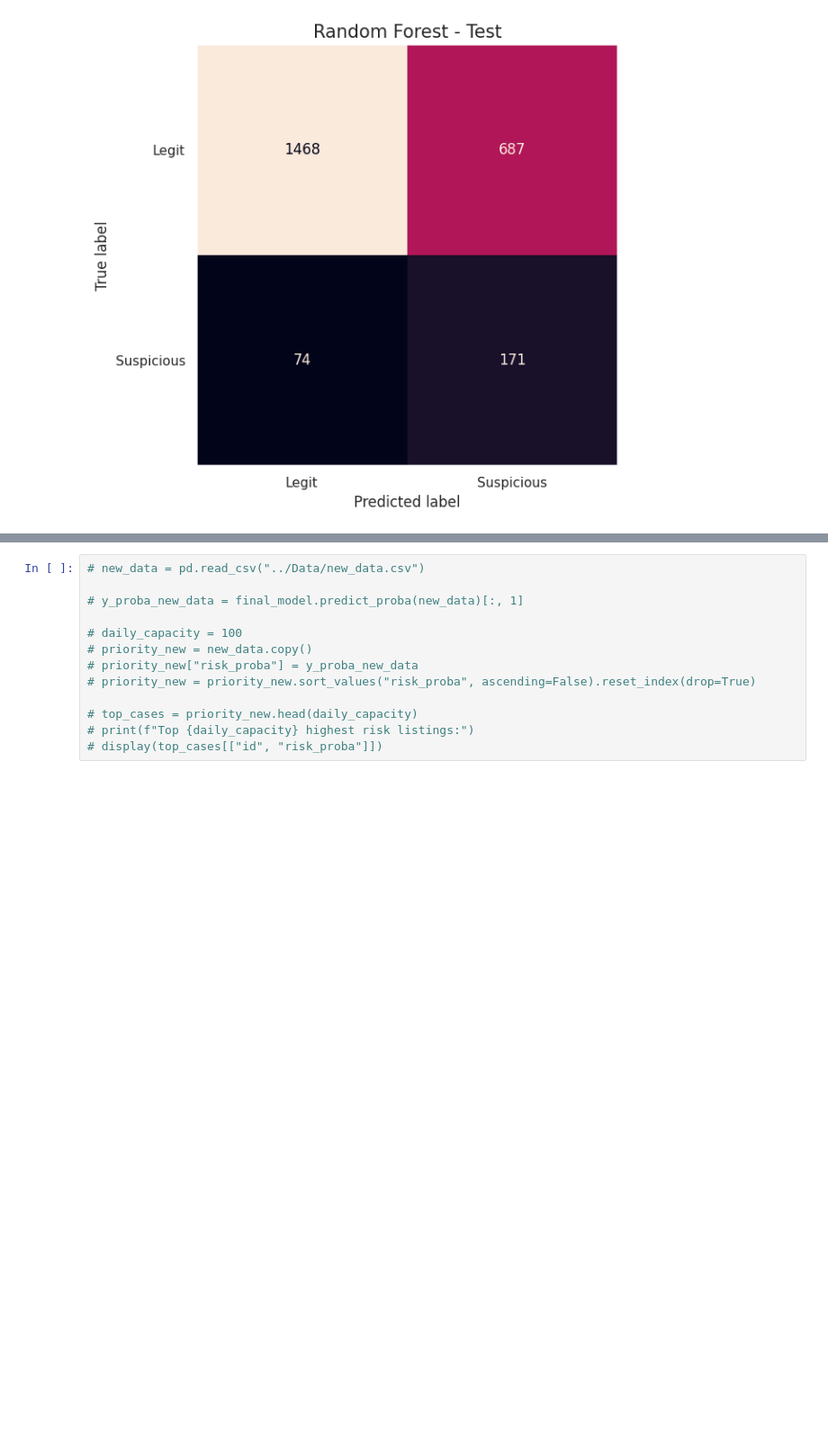
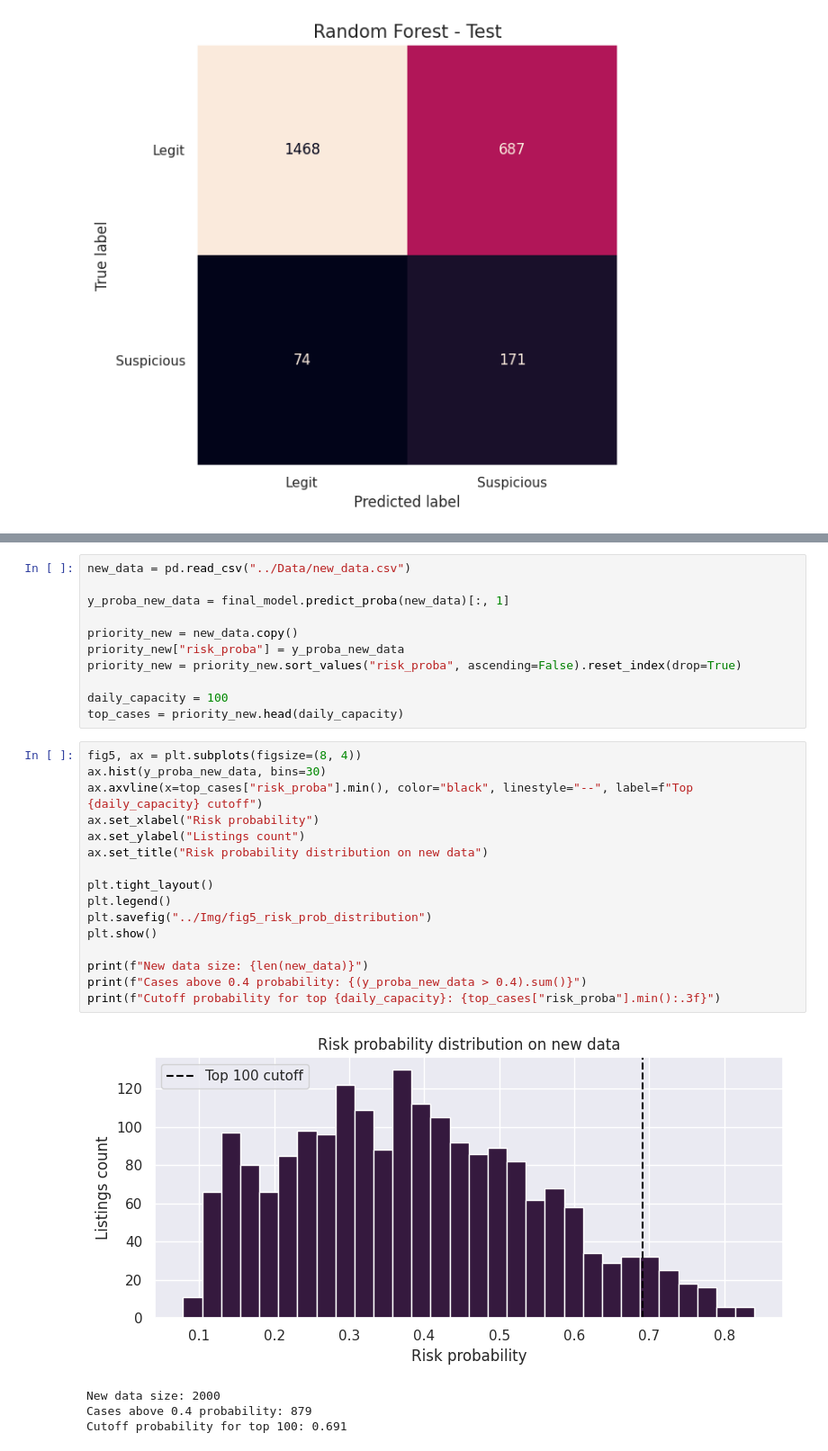
Before and after one commit to IreneGrisenti/Marketplace_Safety_Scam_detection, a Jupyter notebook: Notebooks/scam_detection_model.ipynb, the cells around one changed output, grey strips where cells are left out. Shown: that part at 90% size. Cells and saved outputs as stored; diff of their text form; blank space fills up the shorter version.

Commit message:
test on new unlabelled data

```diff
--- a/Notebooks/scam_detection_model.ipynb
+++ b/Notebooks/scam_detection_model.ipynb
@@ -765,13 +759,32 @@ When you receive new_data.csv you should:
 # %%
-# new_data = pd.read_csv("../Data/new_data.csv")
+new_data = pd.read_csv("../Data/new_data.csv")
 
-# y_proba_new_data = final_model.predict_proba(new_data)[:, 1]
+y_proba_new_data = final_model.predict_proba(new_data)[:, 1]
 
-# daily_capacity = 100
-# priority_new = new_data.copy()
-# priority_new["risk_proba"] = y_proba_new_data
-# priority_new = priority_new.sort_values("risk_proba", ascending=False).reset_index(drop=True)
+priority_new = new_data.copy()
+priority_new["risk_proba"] = y_proba_new_data
+priority_new = priority_new.sort_values("risk_proba", ascending=False).reset_index(drop=True)
 
-# top_cases = priority_new.head(daily_capacity)
-# print(f"Top {daily_capacity} highest risk listings:")
-# display(top_cases[["id", "risk_proba"]])
+daily_capacity = 100
+top_cases = priority_new.head(daily_capacity)
+# %%
+fig5, ax = plt.subplots(figsize=(8, 4))
+ax.hist(y_proba_new_data, bins=30)
+ax.axvline(x=top_cases["risk_proba"].min(), color="black", linestyle="--", label=f"Top {daily_capacity} cutoff")
+ax.set_xlabel("Risk probability")
+ax.set_ylabel("Listings count")
+ax.set_title("Risk probability distribution on new data")
+
+plt.tight_layout()
+plt.legend()
+plt.savefig("../Img/fig5_risk_prob_distribution")
+plt.show()
+
+print(f"New data size: {len(new_data)}")
+print(f"Cases above 0.4 probability: {(y_proba_new_data > 0.4).sum()}")
+print(f"Cutoff probability for top {daily_capacity}: {top_cases["risk_proba"].min():.3f}")
+# %% [output]
+[figure, added]
+New data size: 2000
+Cases above 0.4 probability: 879
+Cutoff probability for top 100: 0.691
```
Also changed, not shown: parts of 7 cells of this notebook, 3 other files.
